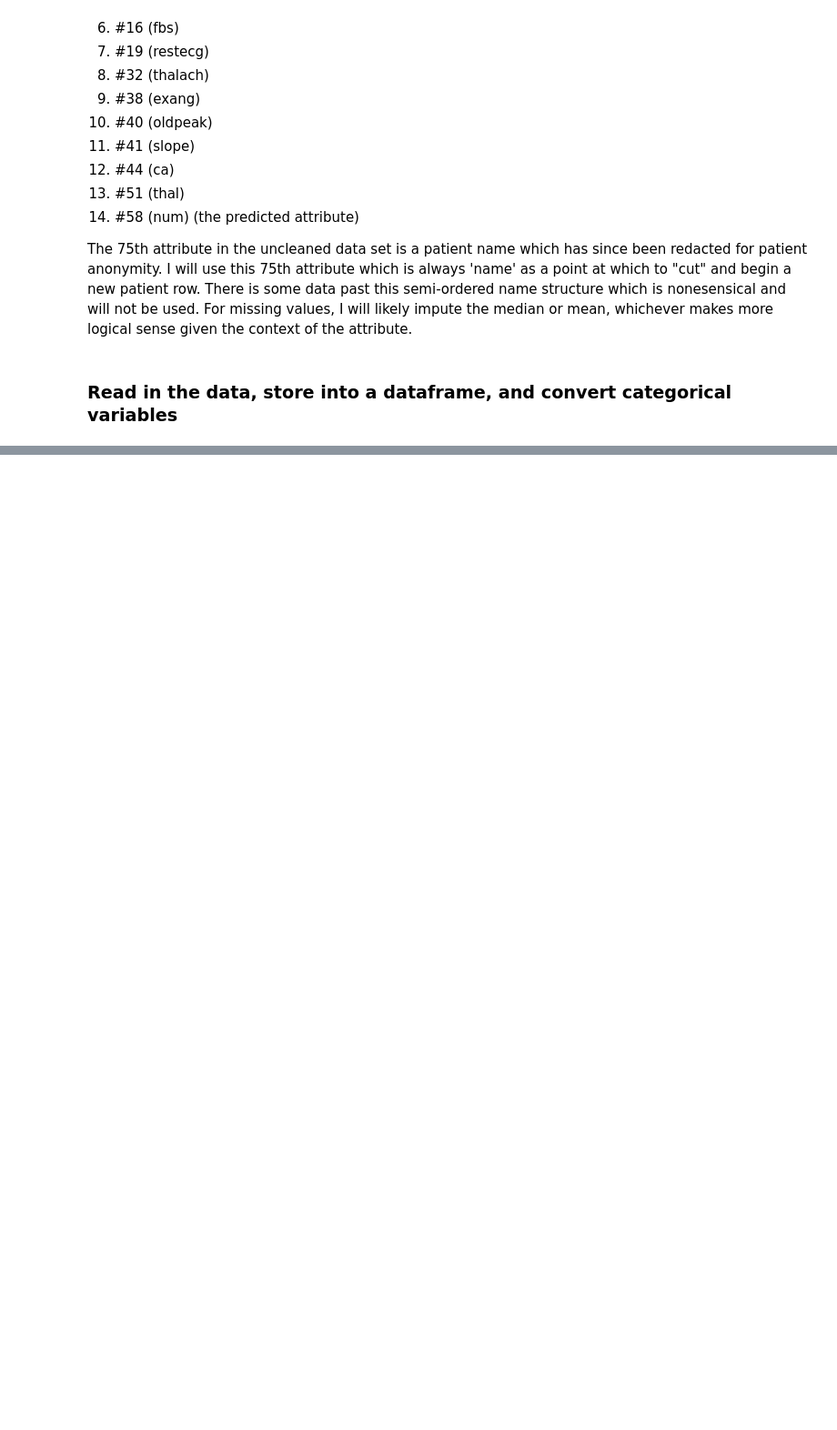
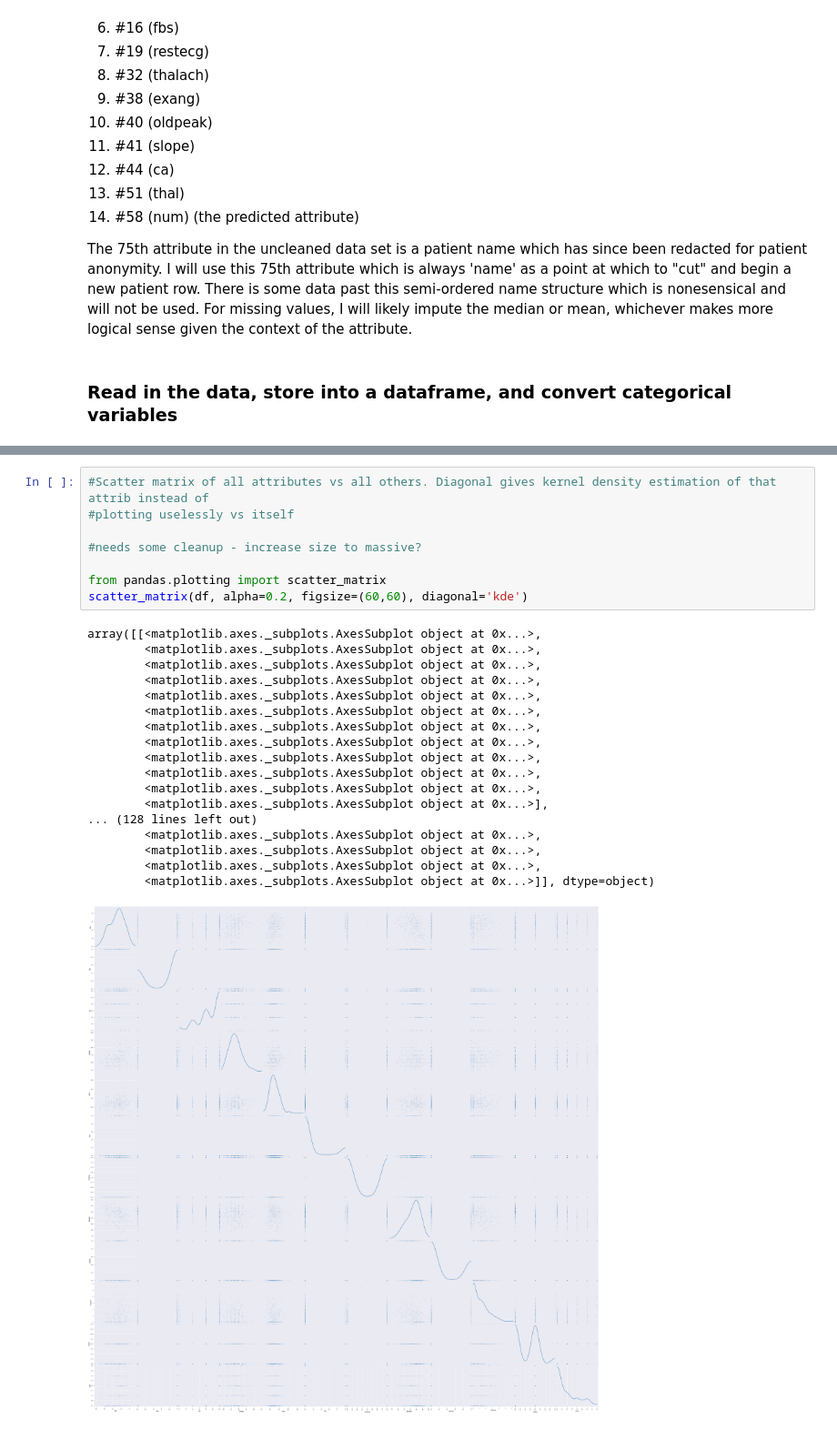
Before and after one commit to MMonterosso89/SpringBoard, a Jupyter notebook: HeartDiseaseProjectScrubbing.ipynb, the cells around one changed output, grey strips where cells are left out. Shown at 91% size. Drawn from its saved outputs; the diff is of its cells as text; blank space fills up the shorter version.

```diff
--- a/HeartDiseaseProjectScrubbing.ipynb
+++ b/HeartDiseaseProjectScrubbing.ipynb
@@ -92,0 +121,27 @@ df
+# %%
+#Scatter matrix of all attributes vs all others. Diagonal gives kernel density estimation of that attrib instead of
+#plotting uselessly vs itself
+
+#needs some cleanup - increase size to massive?
+
+from pandas.plotting import scatter_matrix
+scatter_matrix(df, alpha=0.2, figsize=(60,60), diagonal='kde')
+# %% [output]
+array([[<matplotlib.axes._subplots.AxesSubplot object at 0x...>,
+        <matplotlib.axes._subplots.AxesSubplot object at 0x...>,
+        <matplotlib.axes._subplots.AxesSubplot object at 0x...>,
+        <matplotlib.axes._subplots.AxesSubplot object at 0x...>,
+        <matplotlib.axes._subplots.AxesSubplot object at 0x...>,
+        <matplotlib.axes._subplots.AxesSubplot object at 0x...>,
+        <matplotlib.axes._subplots.AxesSubplot object at 0x...>,
+        <matplotlib.axes._subplots.AxesSubplot object at 0x...>,
+        <matplotlib.axes._subplots.AxesSubplot object at 0x...>,
+        <matplotlib.axes._subplots.AxesSubplot object at 0x...>,
+        <matplotlib.axes._subplots.AxesSubplot object at 0x...>,
+        <matplotlib.axes._subplots.AxesSubplot object at 0x...>],
+... (128 lines left out)
+        <matplotlib.axes._subplots.AxesSubplot object at 0x...>,
+        <matplotlib.axes._subplots.AxesSubplot object at 0x...>,
+        <matplotlib.axes._subplots.AxesSubplot object at 0x...>,
+        <matplotlib.axes._subplots.AxesSubplot object at 0x...>]], dtype=object)
+[figure, added]
```
Also changed, not shown: parts of 7 cells of this notebook.
